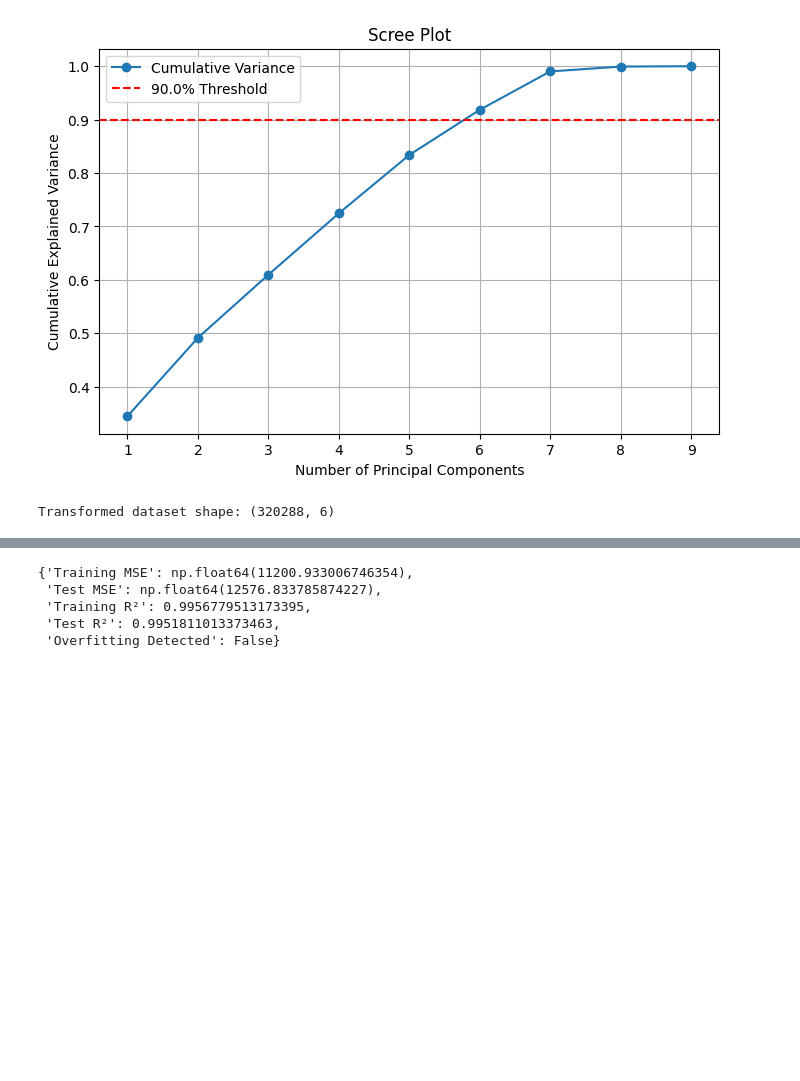
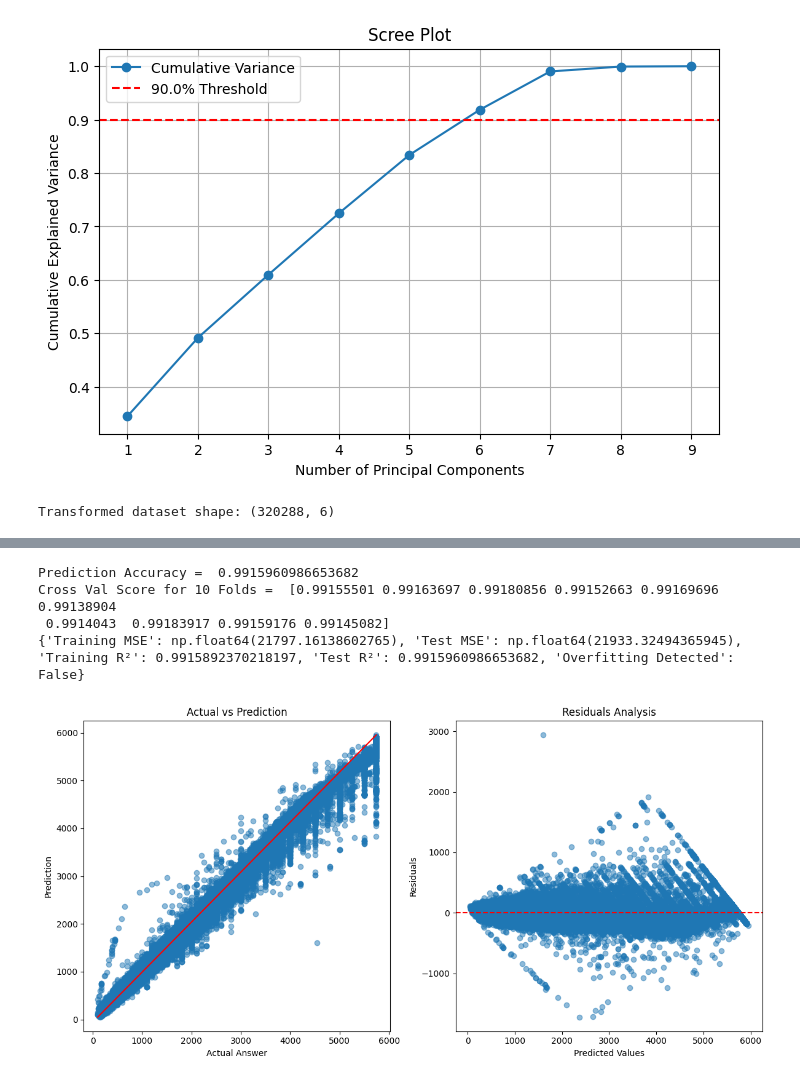
Before and after one commit to Jinay-Vora123/IT462-Exploratory-Data-Analysis-Project, a Jupyter notebook: EDA_Project.ipynb, the cells around one changed output, grey strips where cells are left out. Drawn from its saved outputs; the diff is of its cells as text; code cells hidden in the pictures; blank space fills up the shorter version.

```diff
--- a/EDA_Project.ipynb
+++ b/EDA_Project.ipynb
@@ -288,22 +306,48 @@ Cross Val Score for 10 Folds =  [0.99506643 0.99537481 0.99541098 0.99514106 0.9
 [figure]
-# %%
-train_mse = mean_squared_error(Labels_train, train_pred)
-test_mse_reg = mean_squared_error(Labels_test, pred)
-train_r2 = r2_score(Labels_train, train_pred)
-test_r2_reg = r2_score(Labels_test, pred)
-
-overfitting_status = {
-    "Training MSE": train_mse,
-    "Test MSE": test_mse_reg,
-    "Training R²": train_r2,
-    "Test R²": test_r2_reg,
-    "Overfitting Detected": train_r2 > test_r2_reg + 0.05 or test_r2_reg < 0.80
-}
-
-overfitting_status
-# %% [output]
-{'Training MSE': np.float64(11200.933006746354),
- 'Test MSE': np.float64(12576.833785874227),
- 'Training R²': 0.9956779513173395,
- 'Test R²': 0.9951811013373463,
- 'Overfitting Detected': False}
+# %%
+lr = LinearRegression()
+lr.fit(Features_train, Labels_train)
+train_pred_lr = lr.predict(Features_train)
+pred_lr = lr.predict(Features_test)
+acc_lr = cross_val_score(lr, Features, Labels, cv=KFold(n_splits=10, shuffle=True, random_state=42))
+residuals_reg_lr = Labels_test - pred_lr
+
+print("Prediction Accuracy = ", lr.score(Features_test,Labels_test))
+print("Cross Val Score for 10 Folds = ", acc_lr)
+
+train_mse_lr = mean_squared_error(Labels_train, train_pred_lr)
+test_mse_reg_lr = mean_squared_error(Labels_test, pred_lr)
+train_r2_lr = r2_score(Labels_train, train_pred_lr)
+test_r2_reg_lr = r2_score(Labels_test, pred_lr)
+
+overfitting_status_lr = {
+    "Training MSE": train_mse_lr,
+    "Test MSE": test_mse_reg_lr,
+    "Training R²": train_r2_lr,
+    "Test R²": test_r2_reg_lr,
+    "Overfitting Detected": train_r2_lr > test_r2_reg_lr + 0.05 or test_r2_reg_lr < 0.80
+}
+print(overfitting_status_lr)
+
+fig, axs = plt.subplots(1, 2, figsize=(12, 6))
+
+axs[0].scatter(Labels_test, pred_lr, alpha=0.5)
+axs[0].set_xlabel('Actual Answer')
+axs[0].set_ylabel('Prediction')
+axs[0].plot([min(Labels_test), max(Labels_test)], [min(pred_lr), max(pred_lr)], color='red')
+axs[0].set_title('Actual vs Prediction')
+
+axs[1].scatter(pred_lr, residuals_reg_lr, alpha=0.5)
+axs[1].axhline(0, color='red', linestyle='--')
+axs[1].set_title('Residuals Analysis')
+axs[1].set_xlabel('Predicted Values')
+axs[1].set_ylabel('Residuals')
+
+plt.tight_layout()
+plt.show()
+# %% [output]
+Prediction Accuracy =  0.9915960986653682
+Cross Val Score for 10 Folds =  [0.99155501 0.99163697 0.99180856 0.99152663 0.99169696 0.99138904
+ 0.9914043  0.99183917 0.99159176 0.99145082]
+{'Training MSE': np.float64(21797.16138602765), 'Test MSE': np.float64(21933.32494365945), 'Training R²': 0.9915892370218197, 'Test R²': 0.9915960986653682, 'Overfitting Detected': False}
+[figure, added]
```
Also changed, not shown: parts of 6 cells of this notebook.
